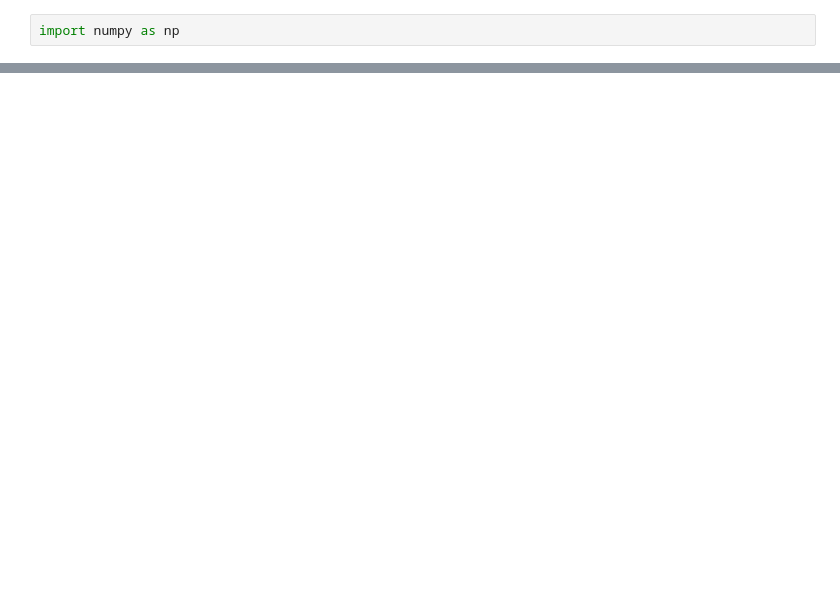
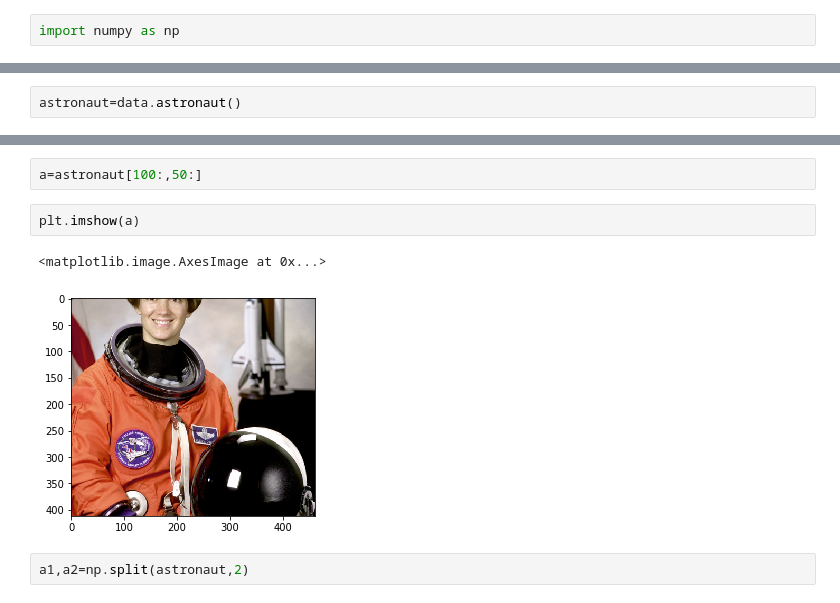
Before and after one commit to ENATYAV/LB_DS_WKND_OCT_11, a Jupyter notebook: numpy/Untitled.ipynb, the cells around one changed output, grey strips where cells are left out. Saved outputs shown, nothing was run; the diff lists cells and outputs as text; blank space fills up the shorter version.

```diff
--- a/numpy/Untitled.ipynb
+++ b/numpy/Untitled.ipynb
@@ -187,0 +5,2 @@ print(arr14)
+# %%
+astronaut=data.astronaut()
@@ -187,0 +42,9 @@ print(arr14)
+# %%
+a=astronaut[100:,50:]
+# %%
+plt.imshow(a)
+# %% [output]
+<matplotlib.image.AxesImage at 0x...>
+[figure, added]
+# %%
+a1,a2=np.split(astronaut,2)
```
Also changed, not shown: parts of 98 cells of this notebook, 15 other files.
